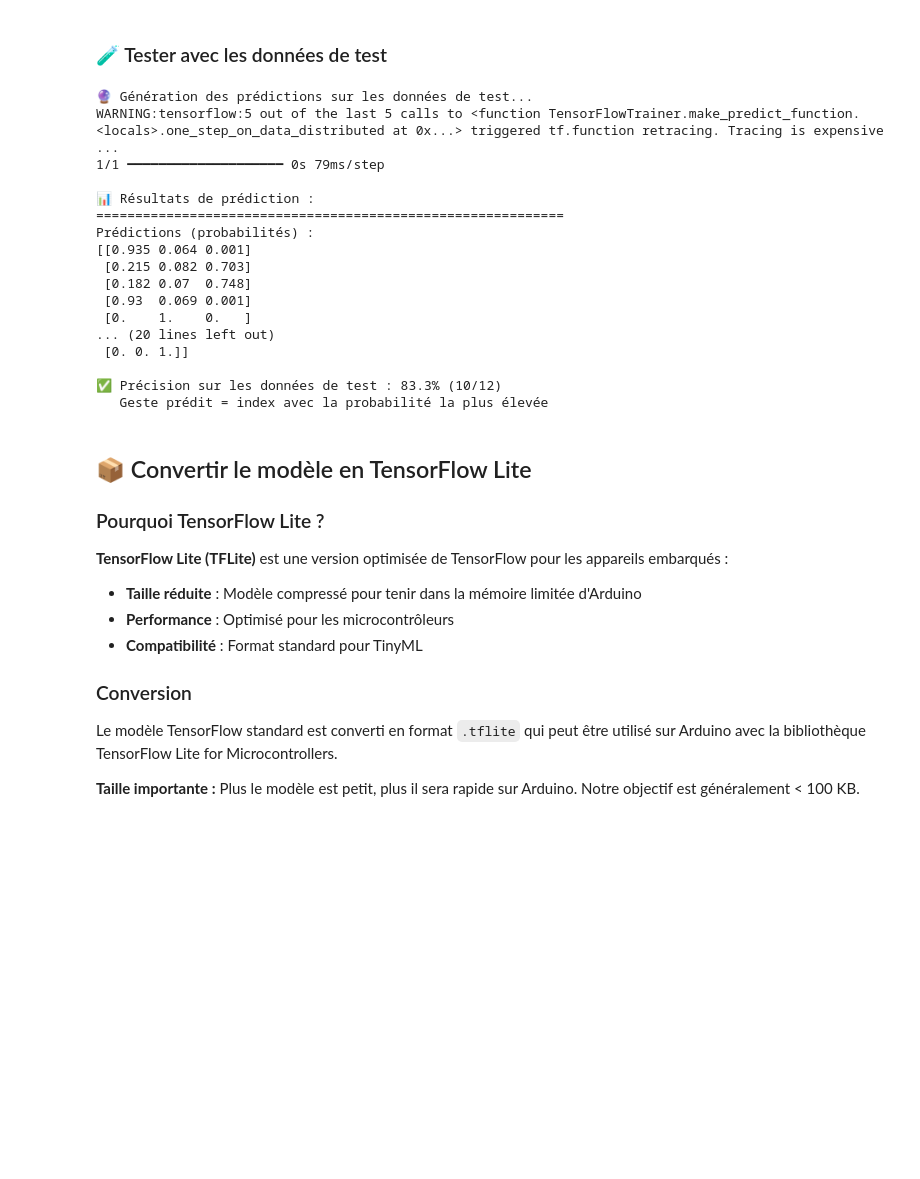
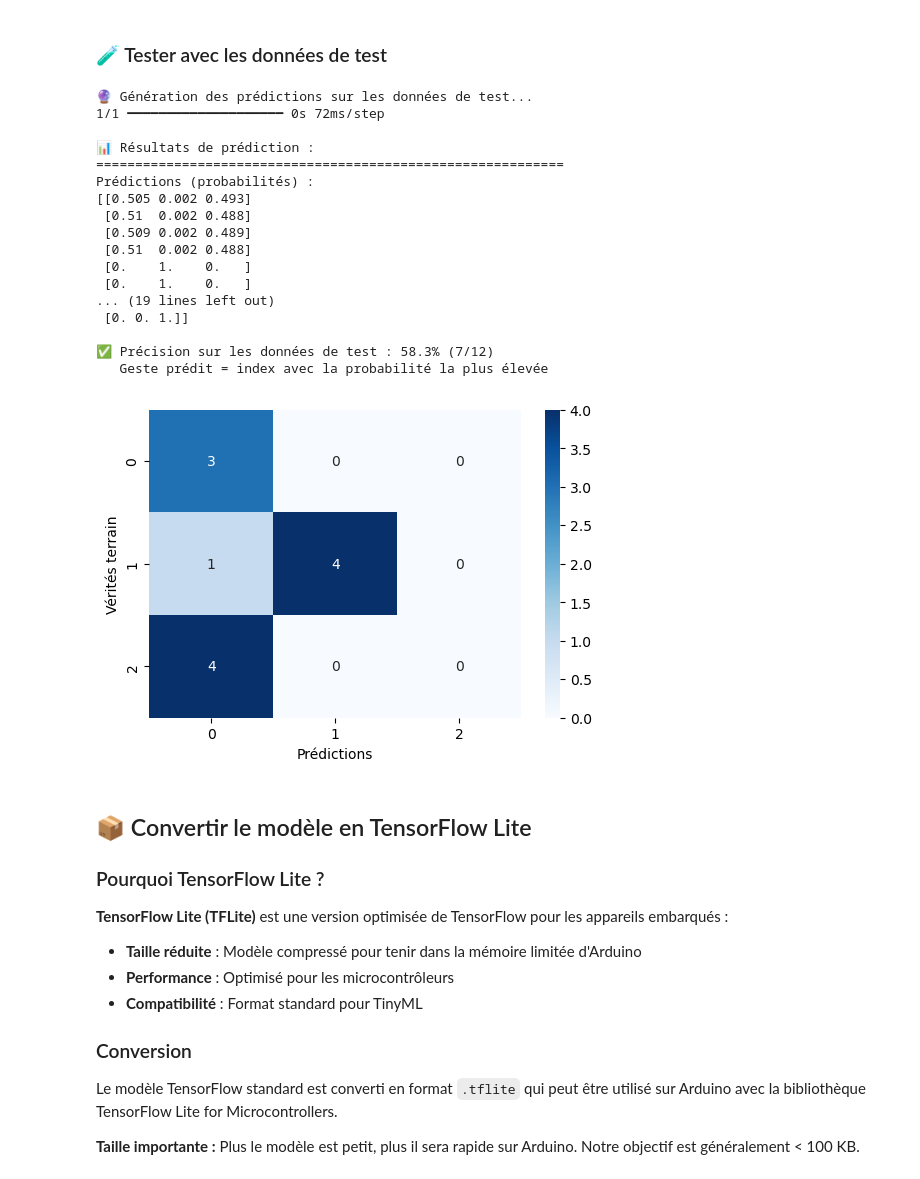
Before and after one commit to Diack12/TinyML_project, a Jupyter notebook: PARTIE_1_ClassificationVibrations/2-Training/notebook/training_vibrations.ipynb, the cells around one changed output. Cells and saved outputs as stored; diff of their text form; code cells hidden in the pictures; blank space fills up the shorter version.

```diff
--- a/PARTIE_1_ClassificationVibrations/2-Training/notebook/training_vibrations.ipynb
+++ b/PARTIE_1_ClassificationVibrations/2-Training/notebook/training_vibrations.ipynb
@@ -473,48 +486,65 @@ print(f"   - Validation   : {val_accuracy[-1]:.4f}")
 # %% [markdown]
 ### 🧪 Tester avec les données de test
 # %%
+from sklearn.metrics import confusion_matrix, classification_report
 # Utiliser le modèle pour prédire sur les données de test
 print("🔮 Génération des prédictions sur les données de test...")
-inputs_test = inputs_test.reshape(-1, 100, 6)
+
 predictions = model.predict(inputs_test, verbose=1)
 
 # Afficher les prédictions et les vraies valeurs
 print("\n📊 Résultats de prédiction :")
 print("=" * 60)
 print("Prédictions (probabilités) :")
 print(np.round(predictions, decimals=3))
 print("\nVraies valeurs (labels) :")
 print(outputs_test)
 
 # Calculer la précision
+true_gest=[]
+pred_gest=[]
 correct = 0
 for i in range(len(predictions)):
     pred_gesture = np.argmax(predictions[i])  # Index du geste prédit
     true_gesture = np.argmax(outputs_test[i])  # Index du vrai geste
+    true_gest.append(true_gesture)
+    pred_gest.append(pred_gesture)
     if pred_gesture == true_gesture:
         correct += 1
 
 accuracy = correct / len(predictions) * 100
 print(f"\n✅ Précision sur les données de test : {accuracy:.1f}% ({correct}/{len(predictions)})")
 print(f"   Geste prédit = index avec la probabilité la plus élevée")
+
+# Création de la matrice de confusion
+cm = confusion_matrix(true_gest, pred_gest)
+
+import matplotlib.pyplot as plt
+import seaborn as sns
+plt.figure(figsize=(6,4))
+sns.heatmap(cm, annot=True, fmt="d", cmap="Blues")
+plt.xlabel("Prédictions")
+plt.ylabel("Vérités terrain")
+plt.show()
 # %% [output]
 🔮 Génération des prédictions sur les données de test...
-WARNING:tensorflow:5 out of the last 5 calls to <function TensorFlowTrainer.make_predict_function.<locals>.one_step_on_data_distributed at 0x...> triggered tf.function retracing. Tracing is expensive  ...
-1/1 ━━━━━━━━━━━━━━━━━━━━ 0s 79ms/step
+1/1 ━━━━━━━━━━━━━━━━━━━━ 0s 72ms/step
 
 📊 Résultats de prédiction :
 ============================================================
 Prédictions (probabilités) :
-[[0.935 0.064 0.001]
- [0.215 0.082 0.703]
- [0.182 0.07  0.748]
- [0.93  0.069 0.001]
+[[0.505 0.002 0.493]
+ [0.51  0.002 0.488]
+ [0.509 0.002 0.489]
+ [0.51  0.002 0.488]
  [0.    1.    0.   ]
-... (20 lines left out)
+ [0.    1.    0.   ]
+... (19 lines left out)
  [0. 0. 1.]]
 
-✅ Précision sur les données de test : 83.3% (10/12)
+✅ Précision sur les données de test : 58.3% (7/12)
    Geste prédit = index avec la probabilité la plus élevée
+[figure, added]
 # %% [markdown]
 ## 📦 Convertir le modèle en TensorFlow Lite
 
```
Also changed, not shown: parts of 11 cells of this notebook, 17 other files.
